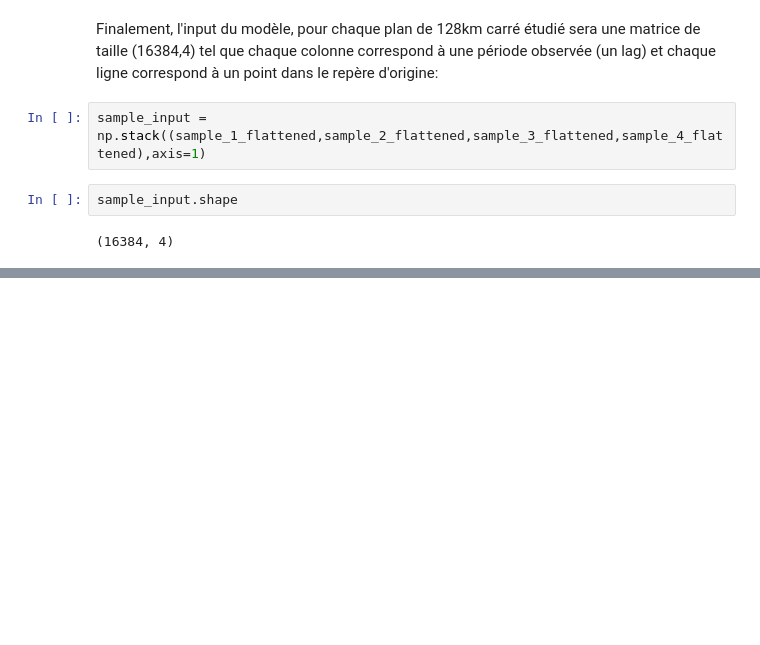
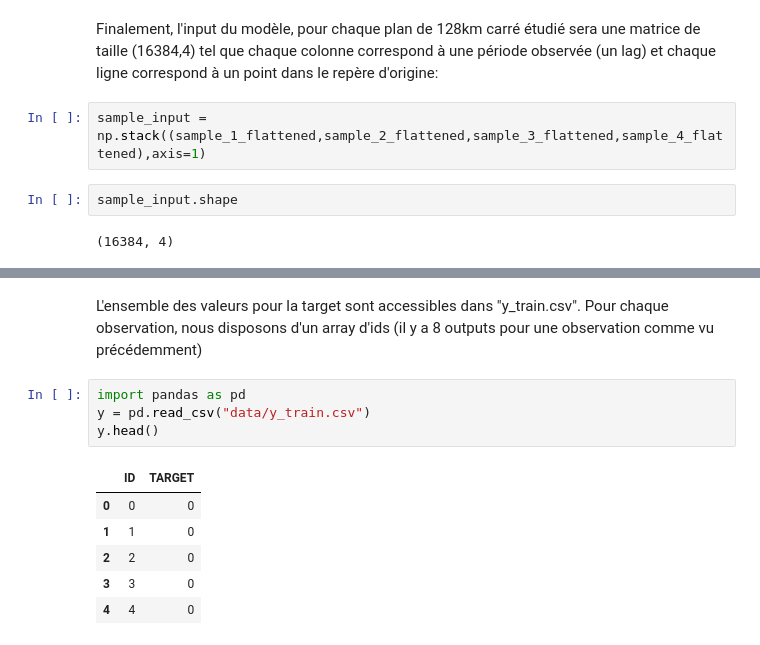
Before and after one commit to luciegaba/Short-Term-Rain-Forecasting, a Jupyter notebook: notebooks/project.ipynb, the cells around one changed output, grey strips where cells are left out. Drawn from its saved outputs; the diff is of its cells as text; blank space fills up the shorter version.

```diff
--- a/notebooks/project.ipynb
+++ b/notebooks/project.ipynb
@@ -114,0 +127,13 @@ sample_input.shape
+# %% [markdown]
+L'ensemble des valeurs pour la target sont accessibles dans "y_train.csv". Pour chaque observation, nous disposons d'un array d'ids (il y a 8 outputs pour une observation comme vu précédemment)
+# %%
+import pandas as pd
+y = pd.read_csv("data/y_train.csv")
+y.head()
+# %% [output]
+|  | ID | TARGET |
+| 0 | 0 | 0 |
+| 1 | 1 | 0 |
+| 2 | 2 | 0 |
+| 3 | 3 | 0 |
+| 4 | 4 | 0 |
```
Also changed, not shown: parts of 18 cells of this notebook, 3 other files.
